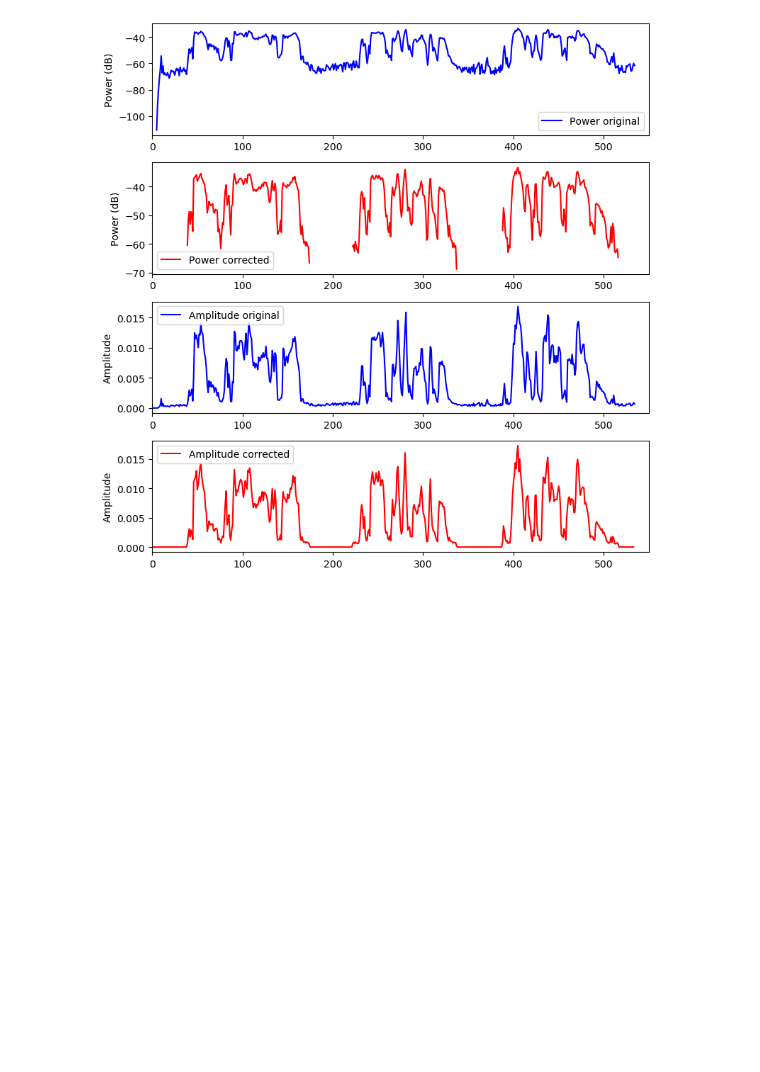
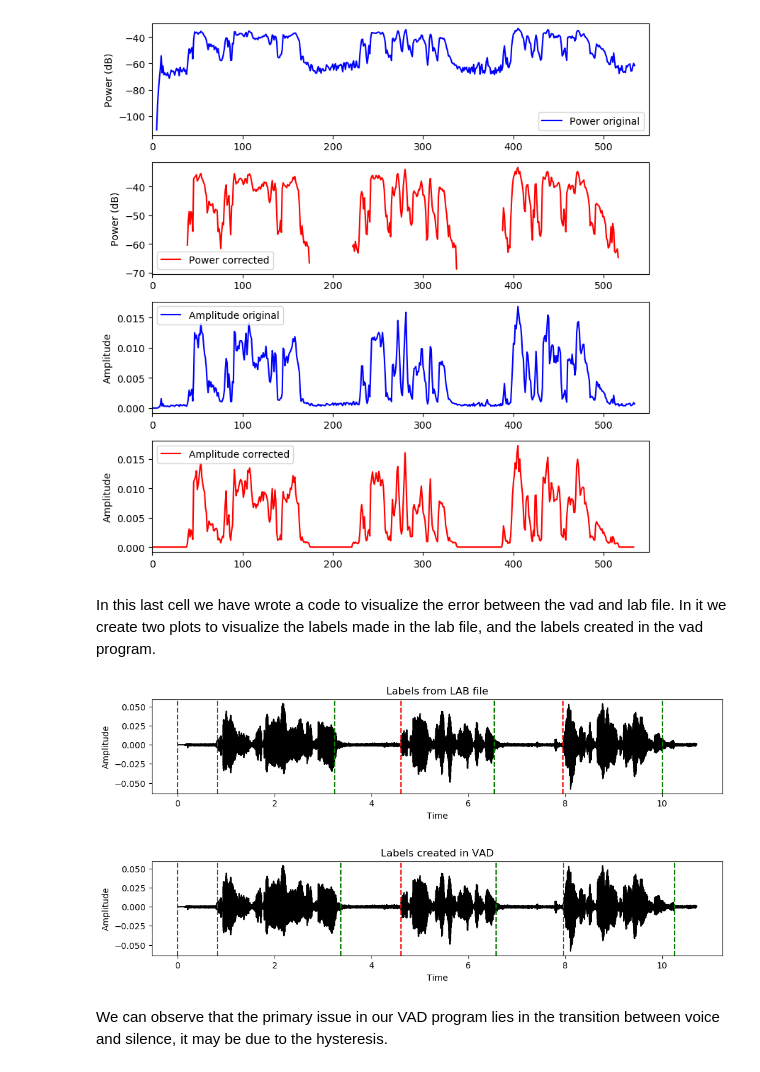
Before and after one commit to GilJimenezCanellas/P2, a Jupyter notebook: plots.ipynb, the cells around one changed output. Saved outputs shown, nothing was run; the diff lists cells and outputs as text; code cells hidden in the pictures; blank space fills up the shorter version.

Commit message:
Last commit, P2 finished!

```diff
--- a/plots.ipynb
+++ b/plots.ipynb
@@ -89,3 +100,66 @@ plt.tight_layout()
 plt.show()
 # %% [output]
 [figure]
+# %% [markdown]
+In this last cell we have wrote a code to visualize the error between the vad and lab file. In it we create two plots to visualize the labels made in the lab file, and the labels created in the vad program.
+# %%
+import numpy as np
+import matplotlib.pyplot as plt
+import soundfile as sf
+
+def read_txt_file(txt_file):
+    data = []
+    with open(txt_file, 'r') as file:
+        for line in file:
+            start, end, label = line.strip().split()
+            data.append((float(start), float(end), label))
+    return data
+
+def plot_waveform(waveform, sample_rate, segments):
+    time = np.arange(len(waveform)) / sample_rate
+    plt.plot(time, waveform, color='black')
+
+    ymin, ymax = plt.ylim()
+    for i in range(len(segments) - 1):
+        start, end, label = segments[i]
+        next_start, _, next_label = segments[i + 1]
+
+        color = 'r' if label == 'V' else 'g'  # Voice: red, Silence: green
+        plt.axvline(x=start, color=color, linestyle='--')
+        plt.axvline(x=next_start, color=color, linestyle='--')
+
+    last_start, _, last_label = segments[-1]
+    if last_label == 'V':
+        plt.axvline(x=last_start, color='r', linestyle='--')
+    else :
+        plt.axvline(x=last_start, color='g', linestyle='--')
+    plt.xlabel('Time')
+    plt.ylabel('Amplitude')
+    plt.show()
+
+def read_wav_file(wav_file):
+    waveform, sample_rate = sf.read(wav_file)
+    return waveform, sample_rate
+
+if __name__ == "__main__":
+    wav_file = 'audios.wav'
+    lab_file = 'audios.lab'
+    vad_file = 'audios.vad'
+
+    waveform, sample_rate = read_wav_file(wav_file)
+
+    lab = read_txt_file(lab_file)
+    vad = read_txt_file(vad_file)
+
+    plt.figure(figsize=(12,2))
+    plt.title('Labels from LAB file')
+    plot_waveform(waveform, sample_rate, lab)
+
+    plt.figure(figsize=(12, 2))
+    plt.title('Labels created in VAD')
+    plot_waveform(waveform, sample_rate, vad)
+# %% [output]
+[figure, added]
+[figure, added]
+# %% [markdown]
+We can observe that the primary issue in our VAD program lies in the transition between voice and silence, it may be due to the hysteresis.
```
Also changed, not shown: parts of 5 cells of this notebook, 2 other files.
